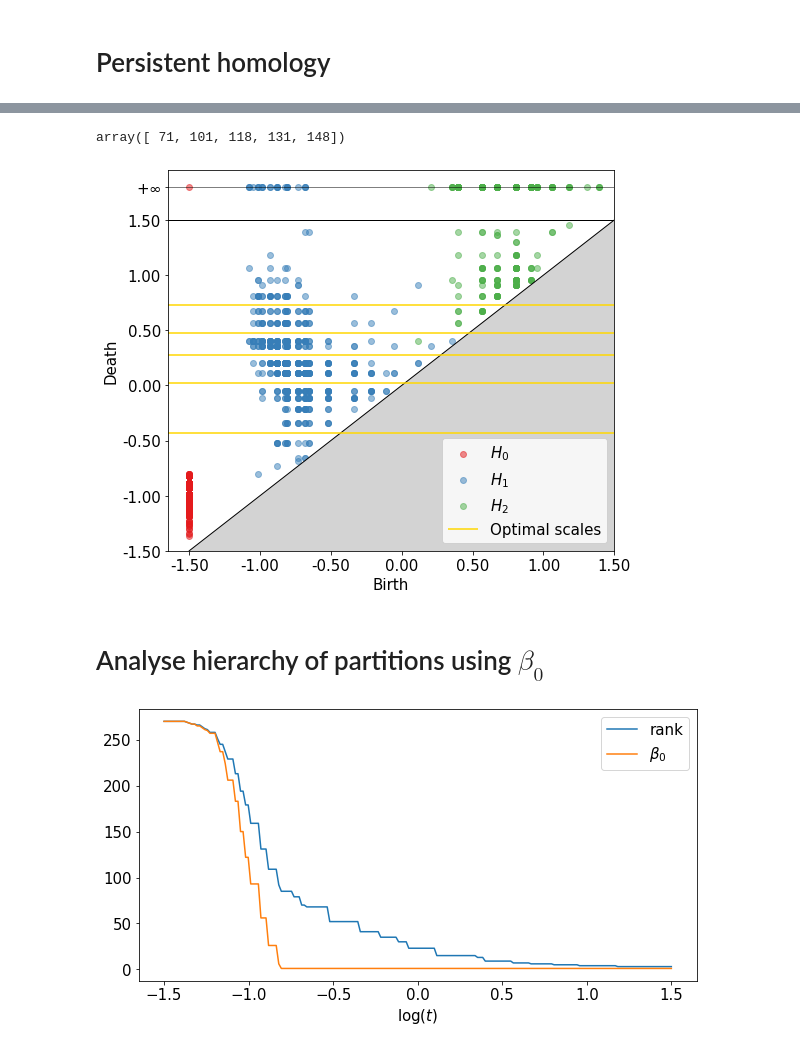
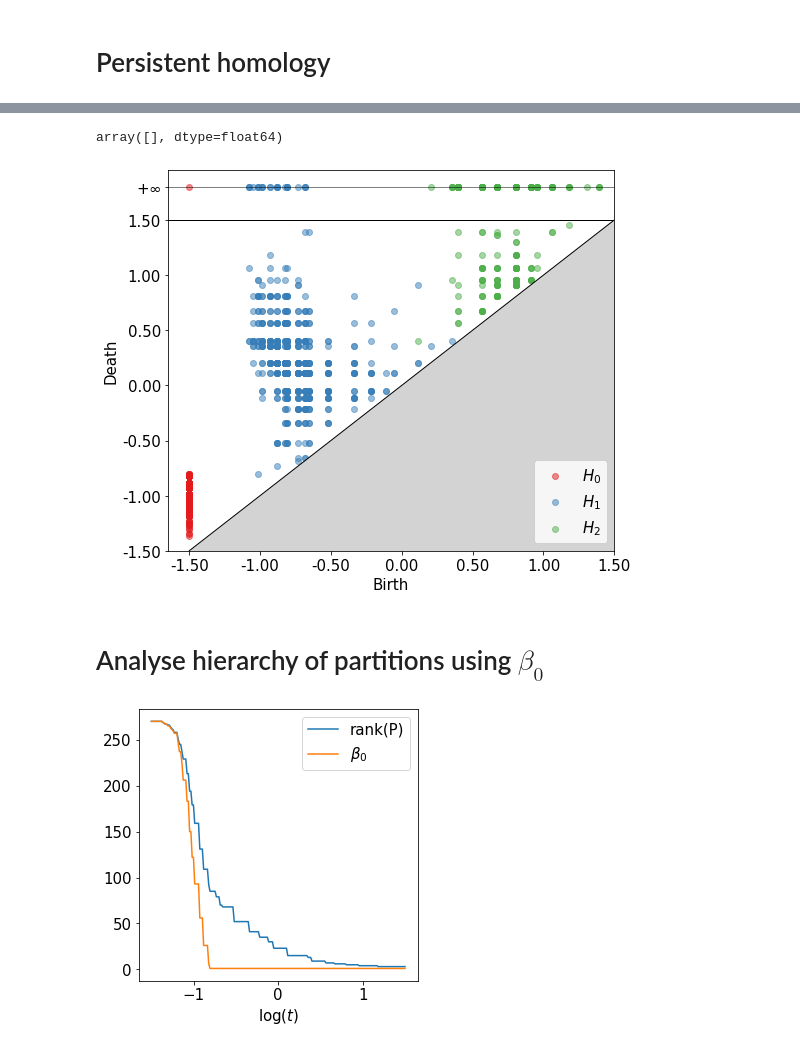
Before and after one commit to barahona-research-group/MCF, a Jupyter notebook: notebooks/220426_Erdos_Renyi.ipynb, the cells around one changed output, grey strips where cells are left out. Saved outputs shown, nothing was run; the diff lists cells and outputs as text; code cells hidden in the pictures.

```diff
--- a/notebooks/220426_Erdos_Renyi.ipynb
+++ b/notebooks/220426_Erdos_Renyi.ipynb
@@ -72,15 +72,15 @@ G.number_of_edges()
 # Markov Stability filtration - full OOP framework
 # %%
 # Set MS parameters
-n_time = 200
-min_time = -1.5
-max_time = 1.5
+n_scale = 200
+min_scale = -1.5
+max_scale = 1.5
 # %%
 # initialise MSF object
 msf = MSF()
 
 # run MS analysis, build filtration and compute PH
-msf.fit_transform(A,min_time,max_time,n_time,with_ttprime=True,with_optimal_scales=True)
+msf.fit_transform(A,min_scale,max_scale,n_scale,with_ttprime=True,with_optimal_scales=True)
 # %% [output]
 Running Markov Stability analysis ...
 Building filtration ...
@@ -143,13 +140,13 @@ msf.select_scales(threshold_abs=0.13,min_gap_width=0.13,with_plot=True)
 # %%
 msf.optimal_scales
 # %% [output]
-array([ 71, 101, 118, 131, 148])
+array([], dtype=float64)
 # %%
 # Plot persistence diagram with optimal scales
 ax = msf.plot_persistence_diagram()
-#plt.savefig(root_fig +'PD_ER.pdf', dpi=fig.dpi,bbox_inches='tight')
+plt.savefig(root_fig +'ER_PD.pdf', dpi=fig.dpi,bbox_inches='tight')
 # %% [output]
-[figure, old version]
+[figure, new version]
 # %% [markdown]
 # Analyse hierarchy of partitions using $\beta_0$
 # %%
@@ -158,12 +155,13 @@ from msfiltration.msf_properties import compute_rank, compute_beta_0
 rank = compute_rank(msf)
 beta_0 = compute_beta_0(msf)
 # %%
-fig, ax = plt.subplots(1, figsize=(10, 5))
-ax.plot(msf.log_times,rank, label = 'rank')
-ax.plot(msf.log_times,beta_0[:-1], label = r'$\beta_0$')
+fig, ax = plt.subplots(1, figsize=(5, 5))
+ax.plot(msf.log_scales,rank, label = 'rank(P)')
+ax.plot(msf.log_scales,beta_0[:-1], label = r'$\beta_0$')
 ax.set(xlabel=r'$\log(t)$')
 ax.legend()
-plt.show()
+#plt.show()
+plt.savefig(root_fig +'ER_beta0.pdf', dpi=fig.dpi,bbox_inches='tight')
 # %% [output]
-[figure, old version]
+[figure, new version]
 # %%
```
Also changed, not shown: parts of 9 cells of this notebook, 21 other files.
